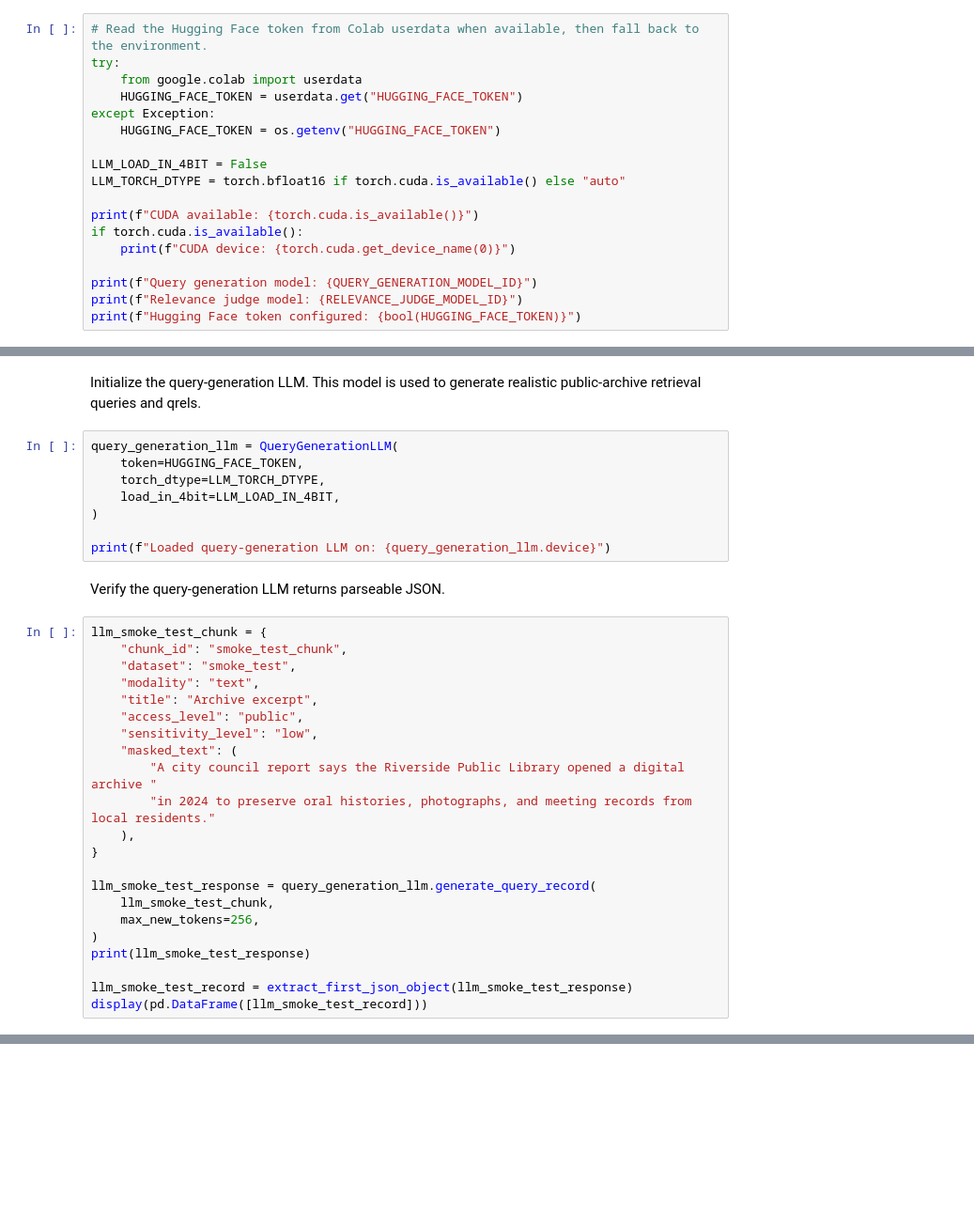
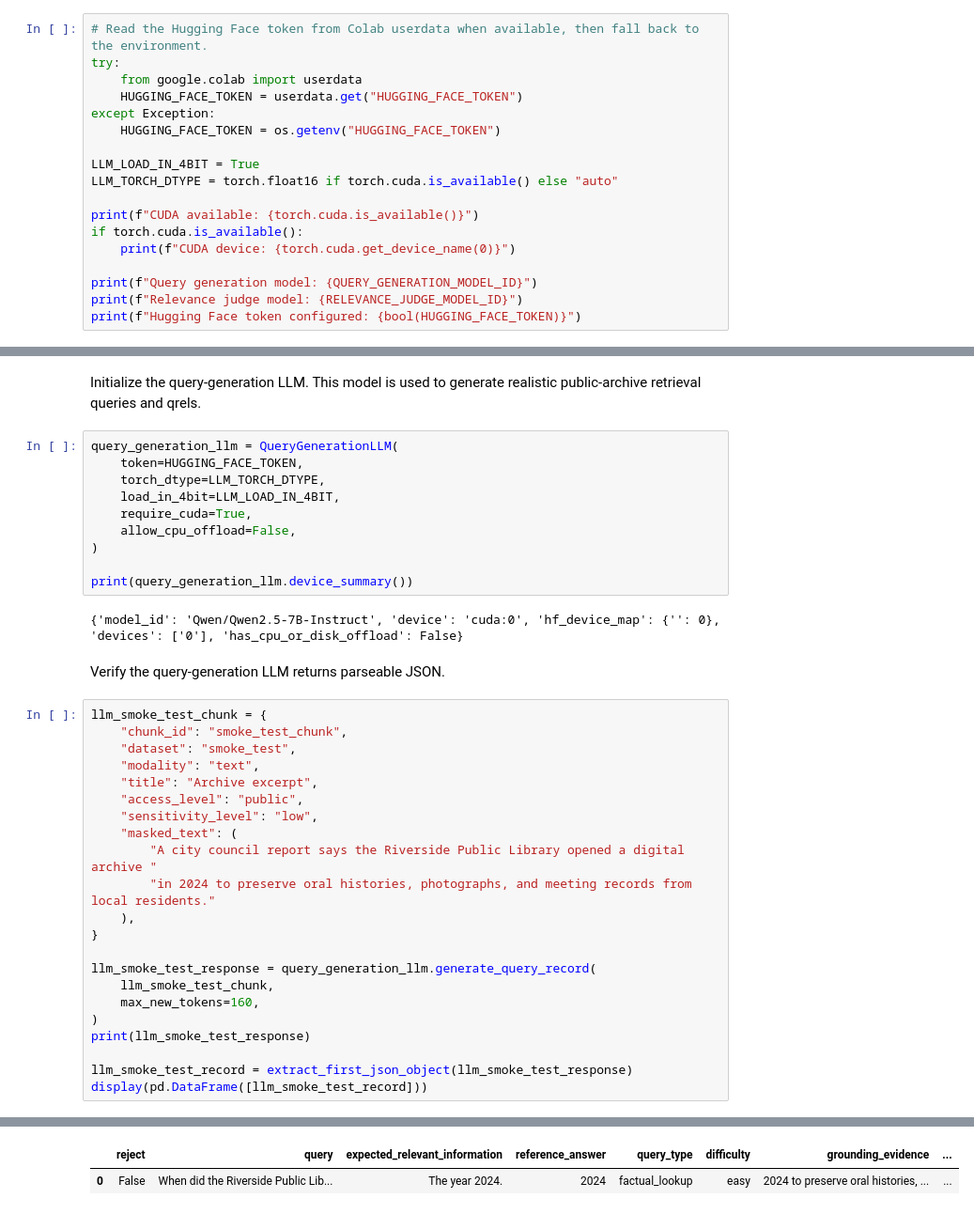
Before and after one commit to plminh-sdh/Design-and-Evaluation-of-Secure-Retrieval-Augmented-Systems-for-Large-Scale-Digital-Archives, a Jupyter notebook: Retrieval Evaluation Query Generation.ipynb, the cells around one changed output, grey strips where cells are left out. Shown at 94% size. Drawn from its saved outputs; the diff is of its cells as text; blank space fills up the shorter version.

```diff
--- a/Retrieval Evaluation Query Generation.ipynb
+++ b/Retrieval Evaluation Query Generation.ipynb
@@ -72,8 +89,8 @@ try:
 except Exception:
     HUGGING_FACE_TOKEN = os.getenv("HUGGING_FACE_TOKEN")
 
-LLM_LOAD_IN_4BIT = False
-LLM_TORCH_DTYPE = torch.bfloat16 if torch.cuda.is_available() else "auto"
+LLM_LOAD_IN_4BIT = True
+LLM_TORCH_DTYPE = torch.float16 if torch.cuda.is_available() else "auto"
 
 print(f"CUDA available: {torch.cuda.is_available()}")
 if torch.cuda.is_available():
@@ -90,14 +107,18 @@ Relevance judge model: google/gemma-2-9b-it
 Hugging Face token configured: True
 # %% [markdown]
 Initialize the query-generation LLM. This model is used to generate realistic public-archive retrieval queries and qrels.
-# %%
-query_generation_llm = QueryGenerationLLM(
-    token=HUGGING_FACE_TOKEN,
-    torch_dtype=LLM_TORCH_DTYPE,
-    load_in_4bit=LLM_LOAD_IN_4BIT,
-)
-
-print(f"Loaded query-generation LLM on: {query_generation_llm.device}")
+# %%
+query_generation_llm = QueryGenerationLLM(
+    token=HUGGING_FACE_TOKEN,
+    torch_dtype=LLM_TORCH_DTYPE,
+    load_in_4bit=LLM_LOAD_IN_4BIT,
+    require_cuda=True,
+    allow_cpu_offload=False,
+)
+
+print(query_generation_llm.device_summary())
+# %% [output]
+{'model_id': 'Qwen/Qwen2.5-7B-Instruct', 'device': 'cuda:0', 'hf_device_map': {'': 0}, 'devices': ['0'], 'has_cpu_or_disk_offload': False}
 # %% [markdown]
 Verify the query-generation LLM returns parseable JSON.
 # %%
@@ -116,7 +137,7 @@ llm_smoke_test_chunk = {
 
 llm_smoke_test_response = query_generation_llm.generate_query_record(
     llm_smoke_test_chunk,
-    max_new_tokens=256,
+    max_new_tokens=160,
 )
 print(llm_smoke_test_response)
 
@@ -126,0 +157,2 @@ NameError: name 'query_generation_llm' is not defined
+|  | reject | query | expected_relevant_information | reference_answer | query_type | difficulty | grounding_evidence | ... |
+| 0 | False | When did the Riverside Public Lib... | The year 2024. | 2024 | factual_lookup | easy | 2024 to preserve oral histories, ... | ... |
```
Also changed, not shown: parts of 20 cells of this notebook, 2 other files.
